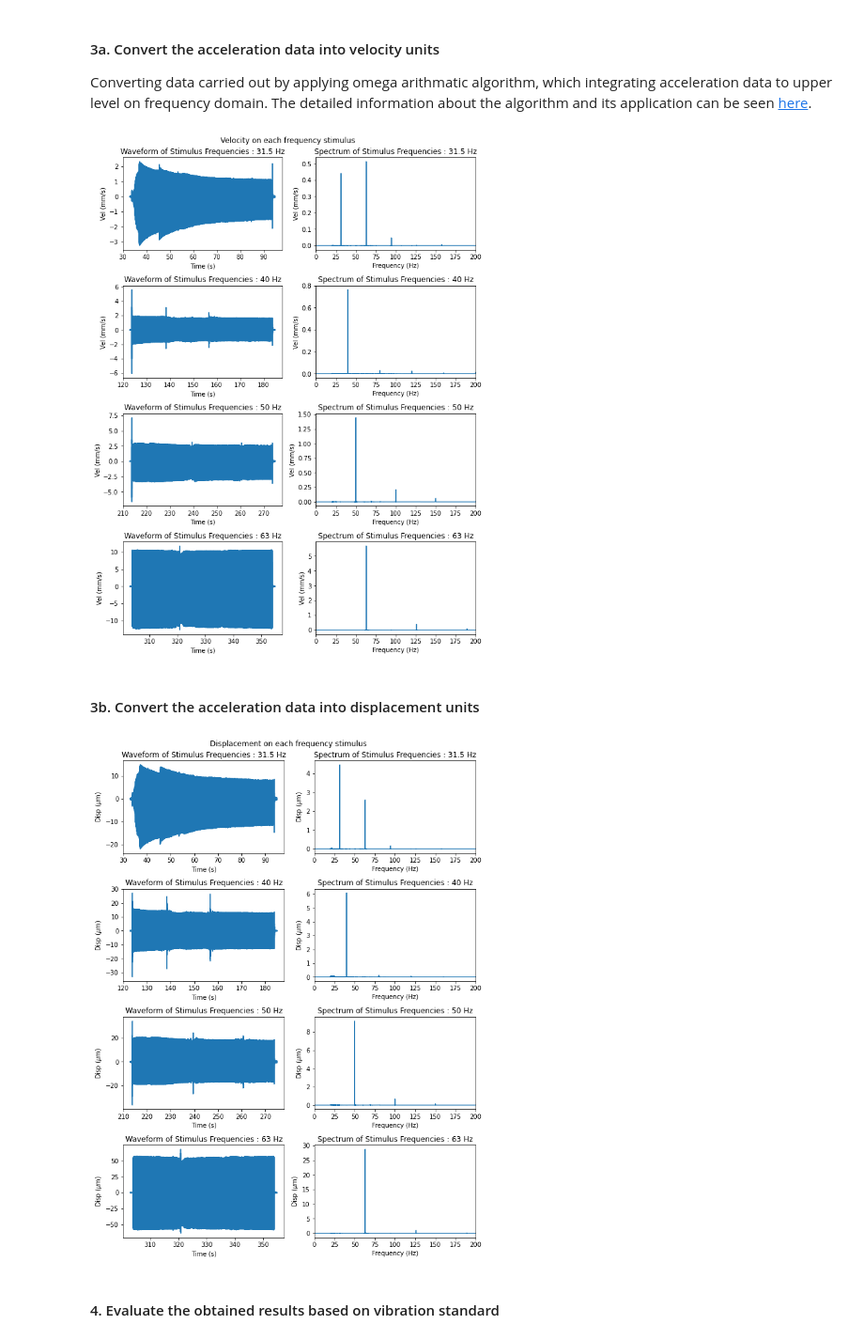
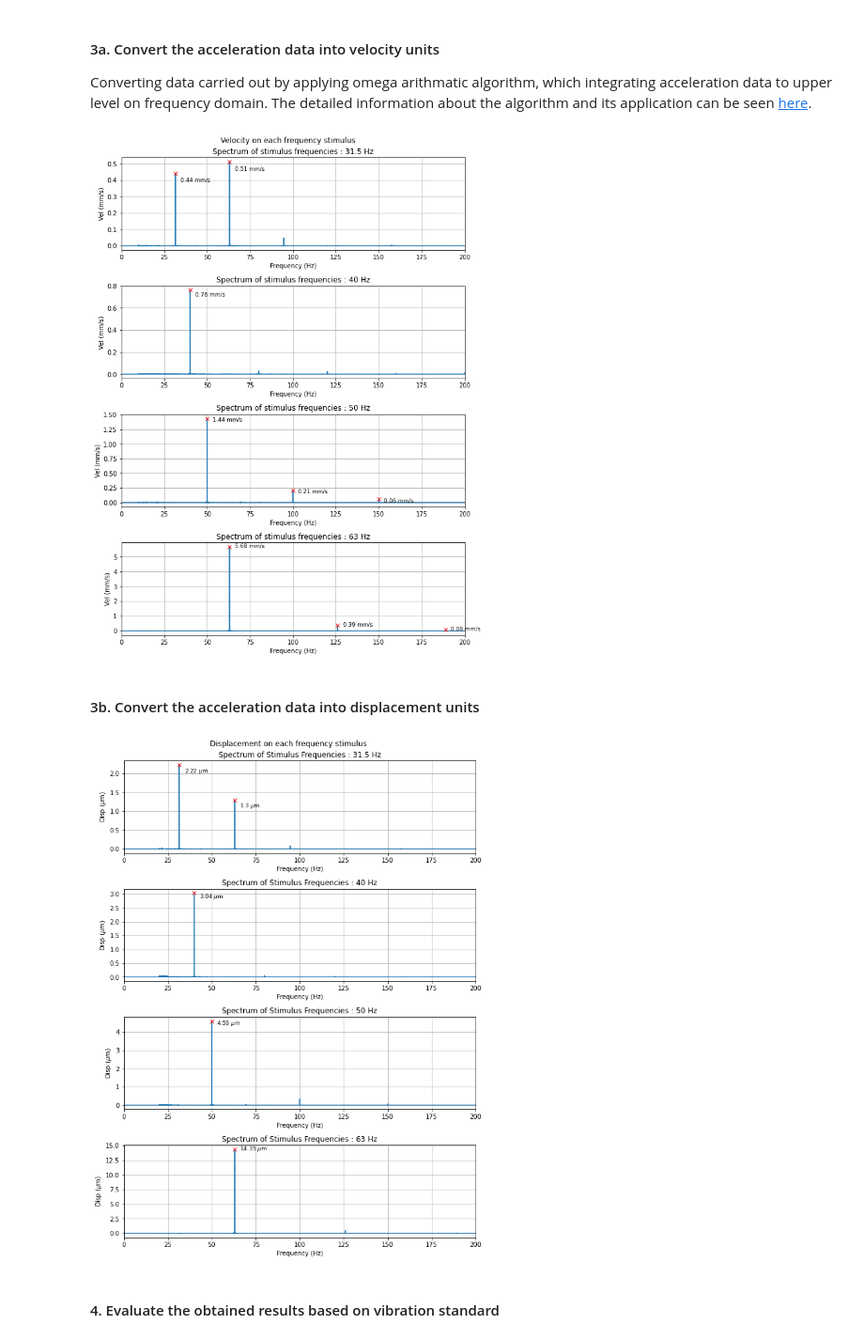
Before and after one commit to VibrasticLab/General_Projects, a Jupyter notebook: JLL_CWO_Okt_2023/data_process.ipynb, the cells around one changed output. Shown at 94% size. Saved outputs shown, nothing was run; the diff lists cells and outputs as text; code cells hidden in the pictures.

Commit message:
update on fft plot

```diff
--- a/JLL_CWO_Okt_2023/data_process.ipynb
+++ b/JLL_CWO_Okt_2023/data_process.ipynb
@@ -97,11 +98,21 @@ for i in range(len(datapoints)):
 
     ACC = 2/len(acc) * np.fft.fft(win*acc, nfft)
 
-    plt.plot(freq, abs(ACC)[0:int(nfft/2+1)])
+    data = abs(ACC)[0:int(nfft/2+1)]
+    plt.plot(freq, data)
+
+    peaks, _ = find_peaks(data, height=0.01, distance=50)
+    plt.plot(freq[peaks], data[peaks], 'rx')
+
+    for x, y in zip(np.round(freq[peaks],2), np.round(data[peaks],2)):
+        plt.annotate(str(y) + " m/s^2", xy=(x+3,y), fontsize=9)
+
     plt.xlabel("Frequency (Hz)")
     plt.ylabel("Magnitude (m/s^2)")
+
     plt.xlim([0, 200])
     plt.title("Stimulus Frequencies : " + freq_stimulus[i] + " Hz")
+    plt.grid(True, which='both')
 
 plt.show()
 # %% [output]
@@ -112,57 +123,77 @@ Converting data carried out by applying omega arithmatic algorithm, which integr
 # %%
 # Convert each acceleration (segmented) data into velocity units
 vel = []
-cf_frequency = 20
+cf_frequency = 10
 
 fig4 = plt.figure(figsize=(9,12), tight_layout=True)
 fig4.suptitle("Velocity on each frequency stimulus")
 
 for i in range(len(segmented_data)):
-    vel_data, VEL_data, freq_data = omega_arithmatic(segmented_data[i], digiducer_fs, cf_frequency)
+    fig4.add_subplot(len(segmented_data),1,i+1)
+    vel_data, VEL_data, _, _, freq_data = convert_units(segmented_data[i], digiducer_fs, cf_frequency)
     vel.append(vel_data)
 
-    fig4.add_subplot(len(segmented_data), 2, 2*i+1)
-    plt.plot(time[datapoints[i][0]:datapoints[i][1]], vel_data*1e3)
-    plt.xlabel("Time (s)")
-    plt.ylabel("Vel (mm/s)")
-    plt.title("Waveform of Stimulus Frequencies : " + freq_stimulus[i] + " Hz")
+    # fig4.add_subplot(len(segmented_data), 2, 2*i+1)
+    # plt.plot(time[datapoints[i][0]:datapoints[i][1]], vel_data*1e3)
+    # plt.xlabel("Time (s)")
+    # plt.ylabel("Vel (mm/s)")
+    # plt.title("Waveform of Stimulus Frequencies : " + freq_stimulus[i] + " Hz")
 
-    fig4.add_subplot(len(segmented_data), 2, 2*(i+1))
-    plt.plot(freq_data, abs(VEL_data)*1e3)
+    # fig4.add_subplot(len(segmented_data), 2, 2*(i+1))
+    data = abs(VEL_data)[0:int(nfft/2+1)]*1e3
+    plt.plot(freq_data, data)
+
+    peaks, _ = find_peaks(data, height=0.05, distance=100)
+    plt.plot(freq_data[peaks], data[peaks], 'rx')
+
+    for x, y in zip(np.round(freq_data[peaks],2), np.round(data[peaks],2)):
+        plt.annotate(str(y) + " mm/s", xy=(x+3,y-0.05), fontsize=9)
+
     plt.xlabel("Frequency (Hz)")
     plt.ylabel("Vel (mm/s)")
     plt.xlim([0, 200])
-    plt.title("Spectrum of Stimulus Frequencies : " + freq_stimulus[i] + " Hz")
+    plt.title("Spectrum of stimulus frequencies : " + freq_stimulus[i] + " Hz")
+    plt.grid(True, which='both')
 # %% [output]
-[figure, old version]
+[figure, new version]
 # %% [markdown]
 #### 3b. Convert the acceleration data into displacement units
 # %%
 # Convert each velocity (segmented) data into displacement units
 disp = []
 cf_frequency = 20
 
 fig5 = plt.figure(figsize=(9,12), tight_layout=True)
 fig5.suptitle("Displacement on each frequency stimulus")
 
 for i in range(len(segmented_data)):
-    disp_data, DISP_data, freq_data = omega_arithmatic(vel[i], digiducer_fs, cf_frequency)
+    fig5.add_subplot(len(segmented_data),1,i+1)
+    _, _, disp_data, DISP_data, freq_data = convert_units(segmented_data[i], digiducer_fs, cf_frequency)
     disp.append(disp_data)
 
-    fig5.add_subplot(len(segmented_data), 2, 2*i+1)
-    plt.plot(time[datapoints[i][0]:datapoints[i][1]], disp_data*1e6)
-    plt.xlabel("Time (s)")
-    plt.ylabel("Disp ($\mu$m)")
-    plt.title("Waveform of Stimulus Frequencies : " + freq_stimulus[i] + " Hz")
+    # fig5.add_subplot(len(segmented_data), 2, 2*i+1)
+    # plt.plot(time[datapoints[i][0]:datapoints[i][1]], disp_data*1e6)
+    # plt.xlabel("Time (s)")
+    # plt.ylabel("Disp ($\mu$m)")
+    # plt.title("Waveform of Stimulus Frequencies : " + freq_stimulus[i] + " Hz")
 
-    fig5.add_subplot(len(segmented_data), 2, 2*(i+1))
-    plt.plot(freq_data, abs(DISP_data)*1e6)
+    # fig5.add_subplot(len(segmented_data), 2, 2*(i+1))
+    data = abs(DISP_data)[0:int(nfft/2+1)]*1e6
+    plt.plot(freq_data, data)
+
+    peaks, _ = find_peaks(data, height=0.5, distance=2000)
+    plt.plot(freq_data[peaks], data[peaks], 'rx')
+
+    for x, y in zip(np.round(freq_data[peaks],2), np.round(data[peaks],2)):
+        plt.annotate(str(y) + " $\mu$m", xy=(x+3,y-0.2), fontsize=9)
+
     plt.xlabel("Frequency (Hz)")
     plt.ylabel("Disp ($\mu$m)")
     plt.xlim([0, 200])
     plt.title("Spectrum of Stimulus Frequencies : " + freq_stimulus[i] + " Hz")
+    plt.grid(True, which='both')
 # %% [output]
-[figure, old version]
+[figure, new version]
 # %% [markdown]
 #### 4. Evaluate the obtained results based on vibration standard
 # %%
```
Also changed, not shown: parts of 6 cells of this notebook, 2 other files.
